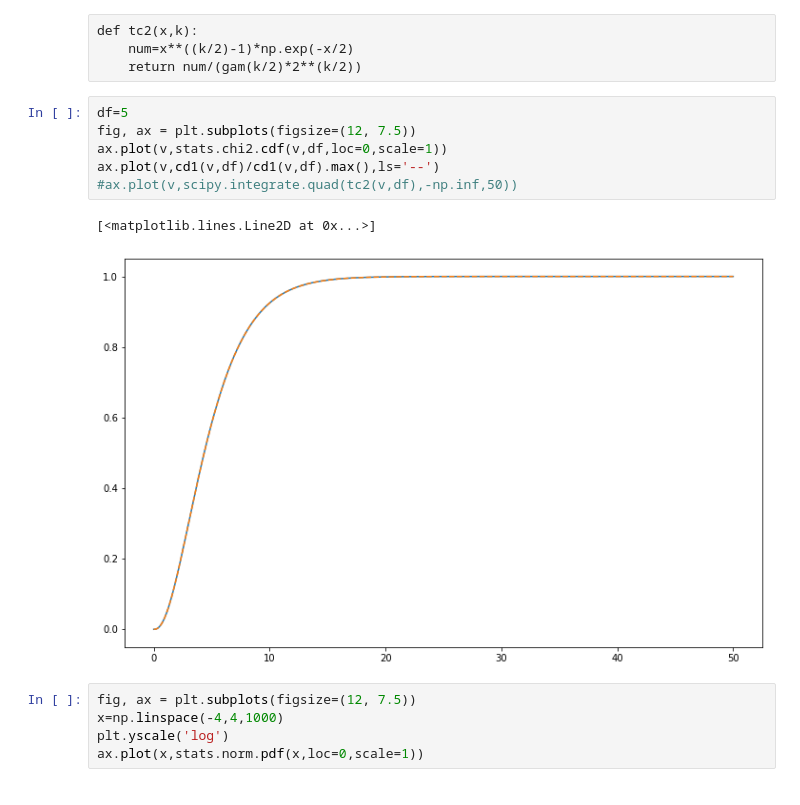
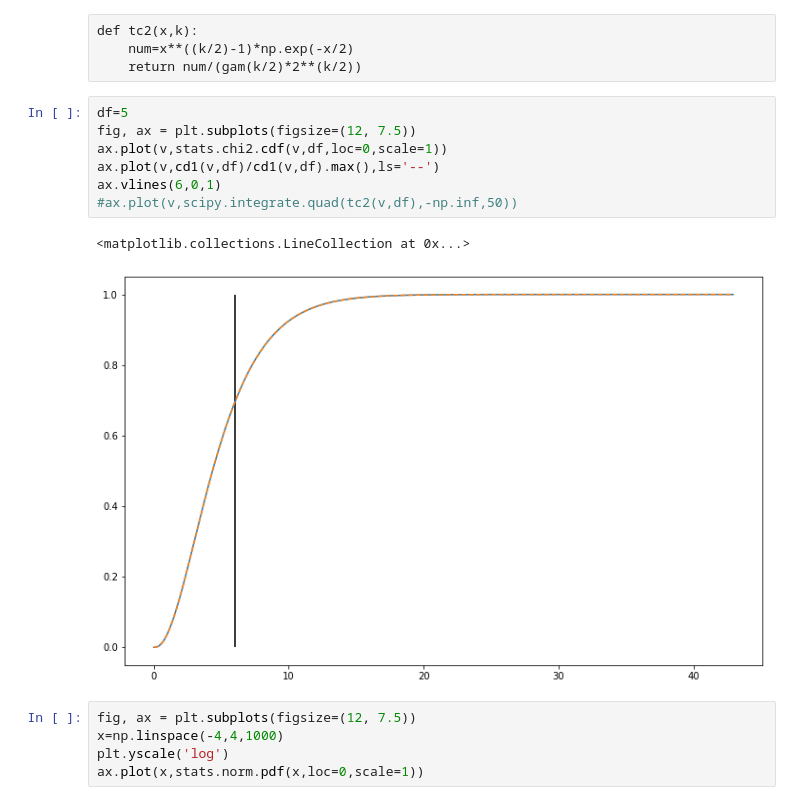
Before and after one commit to maria8ch/Phys434_BigData, a Jupyter notebook: lab1_Berres.ipynb, the cells around one changed output. Drawn from its saved outputs; the diff is of its cells as text.

```diff
--- a/lab1_Berres.ipynb
+++ b/lab1_Berres.ipynb
@@ -158,12 +158,13 @@ def tc2(x,k):
 # %%
 df=5
 fig, ax = plt.subplots(figsize=(12, 7.5))
 ax.plot(v,stats.chi2.cdf(v,df,loc=0,scale=1))
 ax.plot(v,cd1(v,df)/cd1(v,df).max(),ls='--')
+ax.vlines(6,0,1)
 #ax.plot(v,scipy.integrate.quad(tc2(v,df),-np.inf,50))
 # %% [output]
-[<matplotlib.lines.Line2D at 0x...>]
+<matplotlib.collections.LineCollection at 0x...>
-[figure, old version]
+[figure, new version]
 # %%
 fig, ax = plt.subplots(figsize=(12, 7.5))
 x=np.linspace(-4,4,1000)
```
Also changed, not shown: parts of 19 cells of this notebook.
